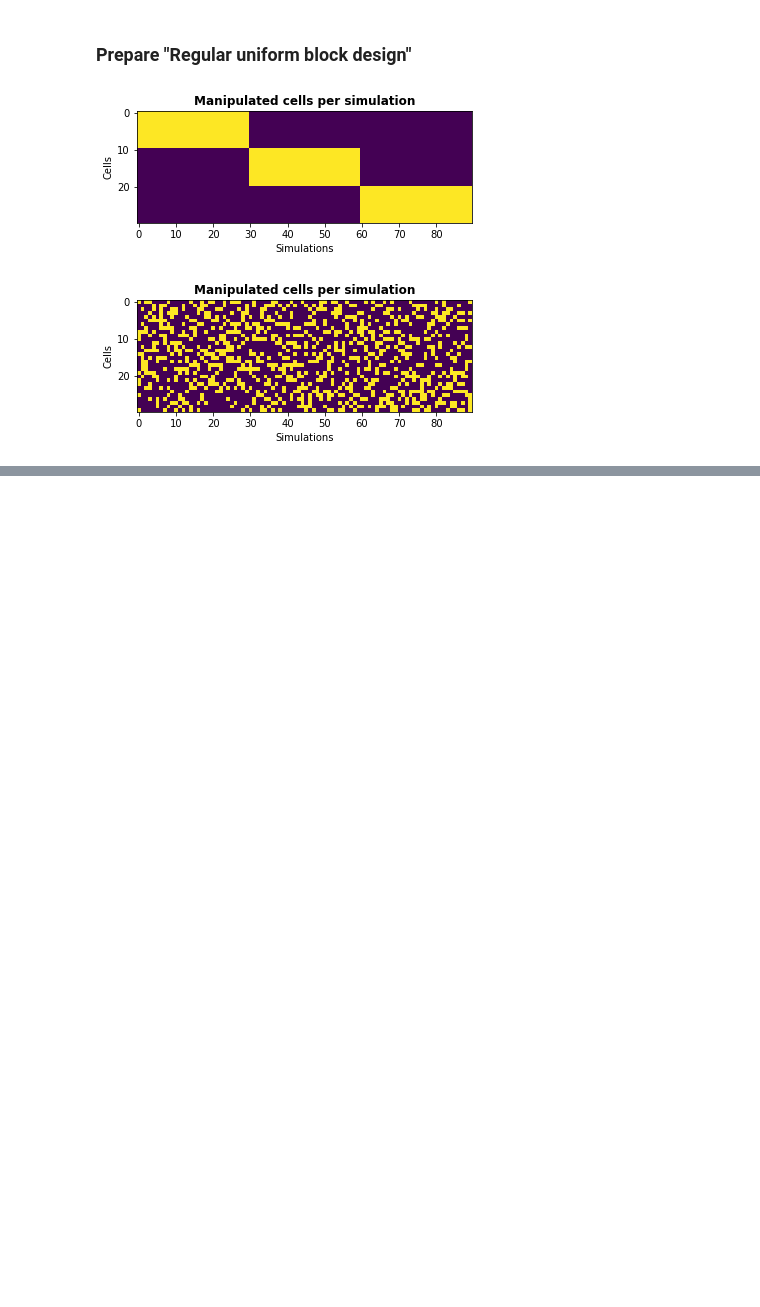
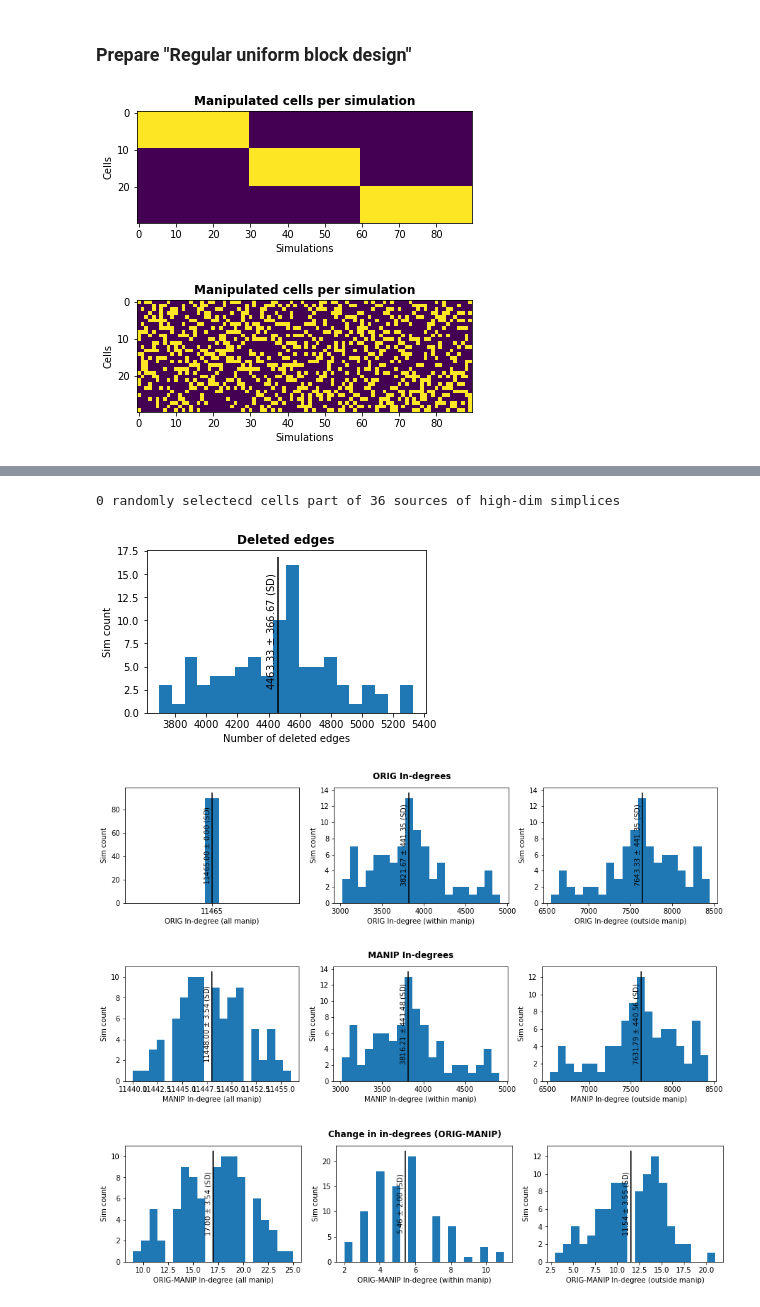
Before and after one commit to BlueBrain/o1v5-workflows, a Jupyter notebook: blob_stim_replication/notebooks/prepare_high_dim_source_disconn.ipynb, the cells around one changed output, grey strips where cells are left out. Saved outputs shown, nothing was run; the diff lists cells and outputs as text; code cells hidden in the pictures; blank space fills up the shorter version.

Commit message:
Added evaluation of random block design for disonecting outgoing connections

```diff
--- a/blob_stim_replication/notebooks/prepare_high_dim_source_disconn.ipynb
+++ b/blob_stim_replication/notebooks/prepare_high_dim_source_disconn.ipynb
@@ -262,0 +301,54 @@ plt.show()
+# %%
+# Map GIDs to EXC indices related to adj_exc
+assert np.all(np.diff(nrn_info.index) > 0), 'ERROR: Wrong nrn_info order of GIDs!'
+gids_exc = nrn_info[nrn_info['synapse_class'] == 'EXC'].index
+gid_mapping = np.full(max(gids_exc) + 1, -1)
+gid_mapping[gids_exc] = np.arange(len(gids_exc))
+# %%
+# Sample total number of v cells to be manipulated
+np.random.seed(0)
+
+# (1) Sample randomly from sources of high-dim simplices
+gids_manip_struct = np.sort(np.random.choice(selected_gids, size=v, replace=False))
+
+# (2) Sample randomly from all EXC neurons
+gids_manip_rnd = np.sort(np.random.choice(gids_exc, size=v, replace=False))
+print(f'{np.sum(np.isin(gids_manip_rnd, selected_gids))} randomly selectecd cells part of {len(selected_gids)} sources of high-dim simplices')
+# %% [output]
+0 randomly selectecd cells part of 36 sources of high-dim simplices
+# %%
+# Look at manipulated cells per simulation (over total number of sims b in block design)
+import tqdm
+
+def evaluate_manip_sim(adj_exc, gids_manip, gid_mapping, block_table):
+    indeg_all = adj_exc[:, gid_mapping[gids_manip]].count_nonzero() # Total in-degree of all v cells to be manipulated
+    num_del_edges = []
+    indeg_orig_all = []
+    indeg_manip_all = []
+    indeg_orig_within = []
+    indeg_manip_within = []
+    indeg_orig_outside = []
+    indeg_manip_outside = []
+    for sid in tqdm.tqdm(range(block_table.shape[1])):
+        gids_manip_sim = gids_manip[block_table[:, sid]]
+        # Apply manipulation (deleting outgoing edges)
+        adj_manip_sim = adj_exc.copy()
+        adj_manip_sim[gid_mapping[gids_manip_sim], :] = False
+        # Evaluate...
+        ## (a) Number of deleted edges
+        num_del_edges.append(adj_exc.count_nonzero() - adj_manip_sim.count_nonzero())
+        ## (b) In-degree of all manipulated cells [ORIG and MANIP]
+        indeg_orig_all.append(indeg_all)
+        indeg_manip_all.append(adj_manip_sim[:, gid_mapping[gids_manip]].count_nonzero())
+        ## (c) Change of in-degree of manipulated cells within simulation [ORIG and MANIP]
+        indeg_orig_within.append(adj_exc[:, gid_mapping[gids_manip_sim]].count_nonzero())
+        indeg_manip_within.append(adj_manip_sim[:, gid_mapping[gids_manip_sim]].count_nonzero())
+        ## (d) Change of in-degree of all manipulated cells outside the ones manipulated in simulation [ORIG and MANIP]
+        gids_non_manip_sim = np.setdiff1d(gids_manip, gids_manip_sim)
+        indeg_orig_outside.append(adj_exc[:, gid_mapping[gids_non_manip_sim]].count_nonzero())
+        indeg_manip_outside.append(adj_manip_sim[:, gid_mapping[gids_non_manip_sim]].count_nonzero())
+
+    return num_del_edges, indeg_orig_all, indeg_manip_all, indeg_orig_within, indeg_manip_within, indeg_orig_outside, indeg_manip_outside
+# %%
+res_struct = evaluate_manip_sim(adj_exc, gids_manip_struct, gid_mapping, block_table)
+res_rnd = evaluate_manip_sim(adj_exc, gids_manip_rnd, gid_mapping, block_table)
@@ -262,0 +439,8 @@ plt.show()
+# %%
+# Structural sampling
+plot_distributions(res_struct)
+# %% [output]
+[figure, added]
+[figure, added]
+[figure, added]
+[figure, added]
```
Also changed, not shown: parts of 7 cells of this notebook.
